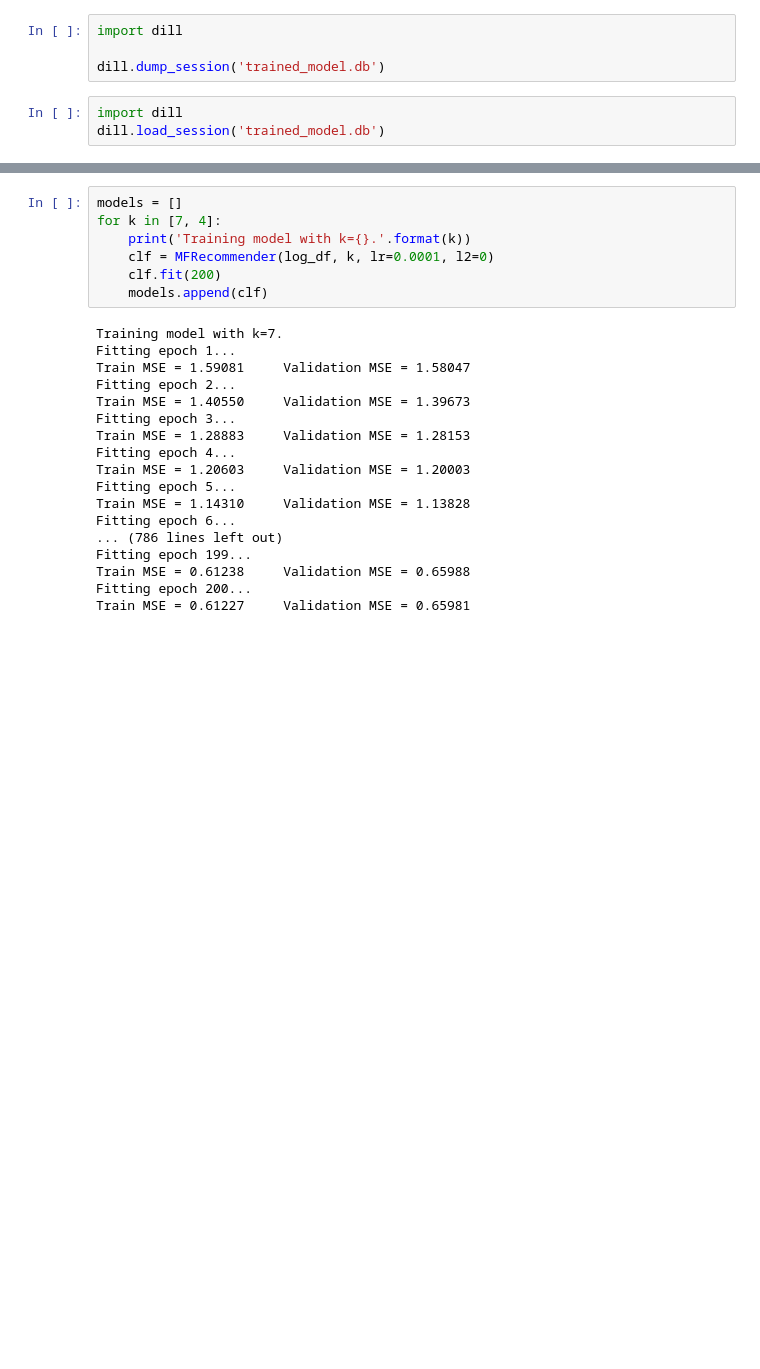
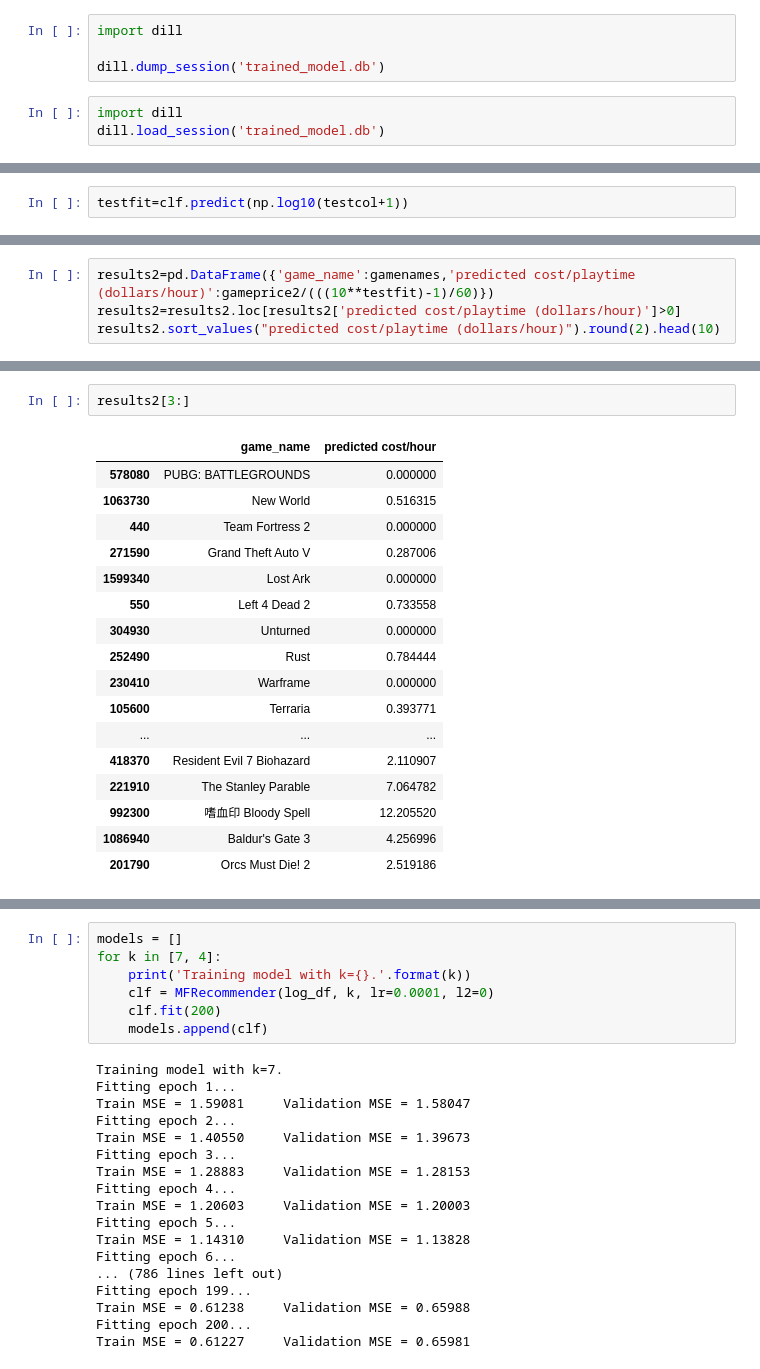
Before and after one commit to jschroeder35/gamergaminghabits, a Jupyter notebook: Recommender_model_june1-Copy1.ipynb, the cells around one changed output, grey strips where cells are left out. Cells and saved outputs as stored; diff of their text form; blank space fills up the shorter version.

```diff
--- a/Recommender_model_june1-Copy1.ipynb
+++ b/Recommender_model_june1-Copy1.ipynb
@@ -236,0 +295,2 @@ dill.load_session('trained_model.db')
+# %%
+testfit=clf.predict(np.log10(testcol+1))
@@ -236,0 +314,4 @@ dill.load_session('trained_model.db')
+# %%
+results2=pd.DataFrame({'game_name':gamenames,'predicted cost/playtime (dollars/hour)':gameprice2/(((10**testfit)-1)/60)})
+results2=results2.loc[results2['predicted cost/playtime (dollars/hour)']>0]
+results2.sort_values("predicted cost/playtime (dollars/hour)").round(2).head(10)
@@ -236,0 +330,20 @@ dill.load_session('trained_model.db')
+# %%
+results2[3:]
+# %% [output]
+|  | game_name | predicted cost/hour |
+| 578080 | PUBG: BATTLEGROUNDS | 0.000000 |
+| 1063730 | New World | 0.516315 |
+| 440 | Team Fortress 2 | 0.000000 |
+| 271590 | Grand Theft Auto V | 0.287006 |
+| 1599340 | Lost Ark | 0.000000 |
+| 550 | Left 4 Dead 2 | 0.733558 |
+| 304930 | Unturned | 0.000000 |
+| 252490 | Rust | 0.784444 |
+| 230410 | Warframe | 0.000000 |
+| 105600 | Terraria | 0.393771 |
+| ... | ... | ... |
+| 418370 | Resident Evil 7 Biohazard | 2.110907 |
+| 221910 | The Stanley Parable | 7.064782 |
+| 992300 | 嗜血印 Bloody Spell | 12.205520 |
+| 1086940 | Baldur's Gate 3 | 4.256996 |
+| 201790 | Orcs Must Die! 2 | 2.519186 |
```
Also changed, not shown: parts of 13 cells of this notebook, 1 other file.
